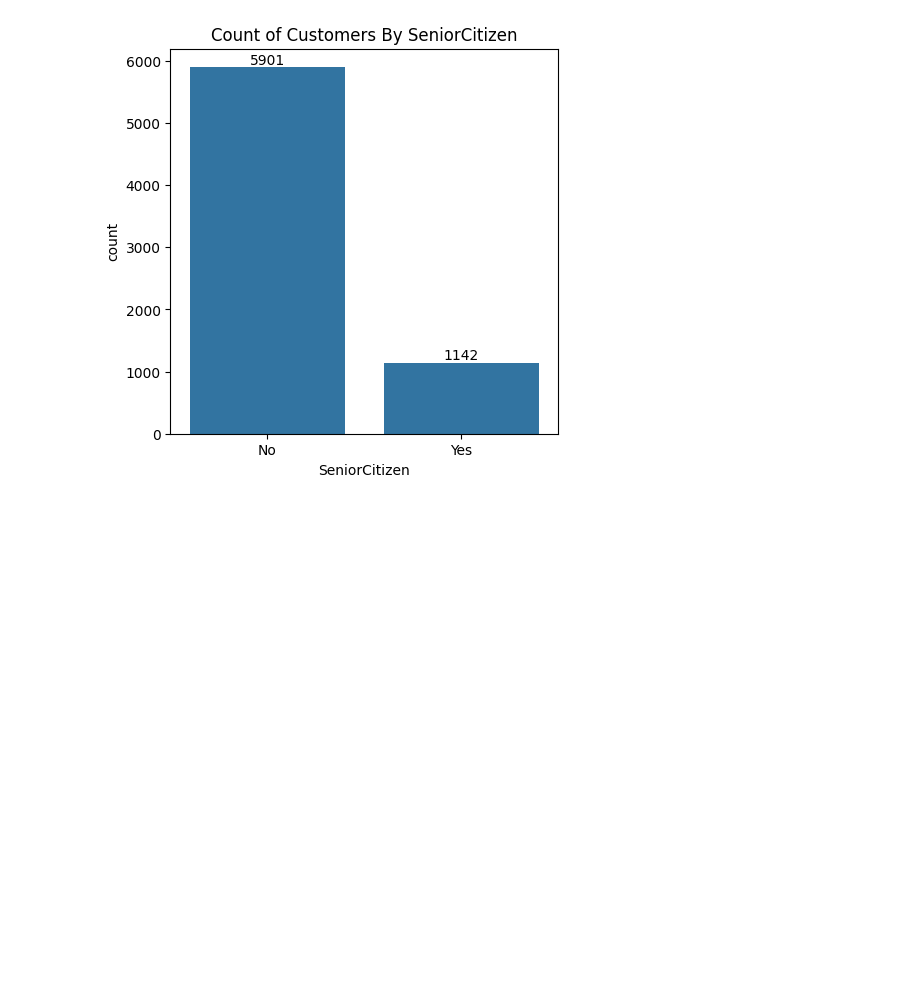
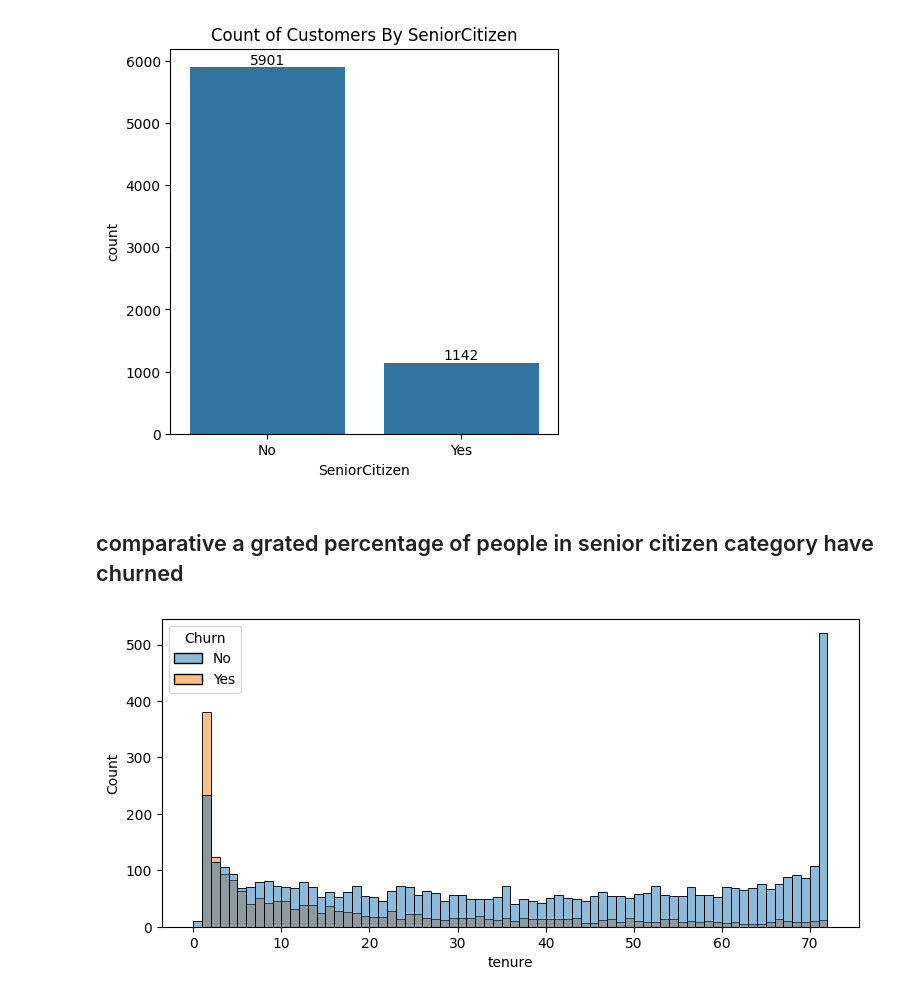
Before and after one commit to Kanchan20-Mandal/Adv-Python-9-to-11am, a Jupyter notebook: EDA_for_Customer_Churn.ipynb, the cells around one changed output. Saved outputs shown, nothing was run; the diff lists cells and outputs as text; code cells hidden in the pictures; blank space fills up the shorter version.

```diff
--- a/EDA_for_Customer_Churn.ipynb
+++ b/EDA_for_Customer_Churn.ipynb
@@ -6,7 +6,7 @@ import numpy as np
 import matplotlib.pyplot as plt
 import seaborn as sns
 # %%
-df=pd.read_csv('Telco-Customer-Churn.csv')
+df=pd.read_csv("https://raw.githubusercontent.com/Kanchan20-Mandal/Datasets/refs/heads/main/Telco-Customer-Churn.csv")
 df.head()
 # %% [output]
 |  | customerID | gender | SeniorCitizen | Partner | Dependents | tenure | PhoneService | MultipleLines | ... |
@@ -129,3 +129,11 @@ plt.title("Count of Customers By SeniorCitizen")
 plt.show()
 # %% [output]
 [figure]
+# %% [markdown]
+## comparative a grated percentage of people in senior citizen category have churned
+# %%
+plt.figure(figsize=(9,4))
+sns.histplot(x="tenure",data=df,bins=72,hue="Churn")
+plt.show()
+# %% [output]
+[figure, added]
```
Also changed, not shown: parts of 7 cells of this notebook.
